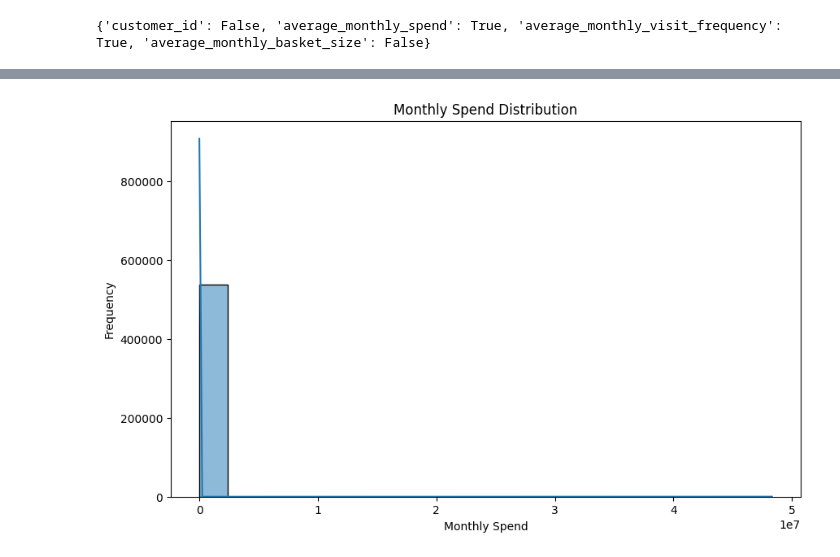
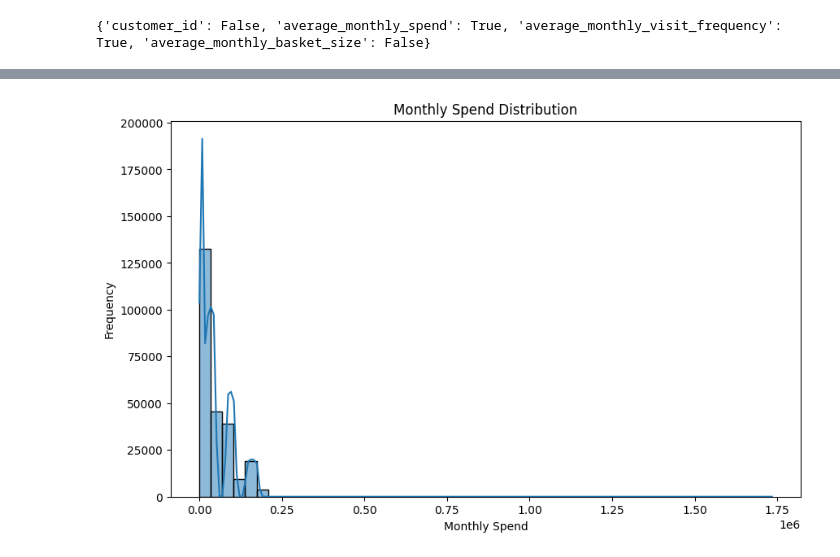
Before and after one commit to tharoosha/Datastrome_5.0, a Jupyter notebook: notebook_v1.ipynb, the cells around one changed output, grey strips where cells are left out. Cells and saved outputs as stored; diff of their text form; code cells hidden in the pictures.

```diff
--- a/notebook_v1.ipynb
+++ b/notebook_v1.ipynb
@@ -98,14 +173,2 @@ float    373583
 str      165364
 Name: count, dtype: int64
-# %%
-import pandas as pd
-
-# Assuming customer_data is already loaded
-# Convert 'average_monthly_visit_frequency' to numeric, coercing errors to NaN
-customer_data['average_monthly_visit_frequency'] = pd.to_numeric(customer_data['average_monthly_visit_frequency'], errors='coerce')
-
-# Drop rows with NaN values in 'average_monthly_visit_frequency'
-customer_data.dropna(subset=['average_monthly_visit_frequency'], inplace=True)
-
-# Now all entries in 'average_monthly_visit_frequency' should be numeric (floats)
-print(customer_data['average_monthly_visit_frequency'].dtype)
@@ -120,10 +174,0 @@ Name: count, dtype: int64
-# %%
-# Assuming customer_data is already loaded
-# Convert 'average_monthly_visit_frequency' to numeric, coercing errors to NaN
-customer_data['average_monthly_spend'] = pd.to_numeric(customer_data['average_monthly_spend'], errors='coerce')
-
-# Drop rows with NaN values in 'average_monthly_visit_frequency'
-customer_data.dropna(subset=['average_monthly_spend'], inplace=True)
-
-# Now all entries in 'average_monthly_visit_frequency' should be numeric (floats)
-print(customer_data['average_monthly_spend'].dtype)
@@ -131,0 +175,9 @@ float64
+# %%
+import pandas as pd
+
+# Assuming customer_data is already loaded
+# Create a mask where the type of the cell content is str
+mask = customer_data['average_monthly_visit_frequency'].apply(lambda x: isinstance(x, str))
+
+# Print the number of string entries found (for verification)
+print("Number of string entries in 'average_monthly_visit_frequency':", mask.sum())
@@ -131,0 +186,6 @@ float64
+# %%
+# Drop rows where 'average_monthly_visit_frequency' contains strings
+customer_data = customer_data[~mask]
+
+# Verify the remaining data types in the column
+print("Data types after cleanup:\n", customer_data['average_monthly_visit_frequency'].apply(type).value_counts())
@@ -163,13 +228,13 @@ import seaborn as sns
 # %%
     # Visualize distributions
 plt.figure(figsize=(10, 6))
-sns.histplot(customer_data['average_monthly_spend'], bins=20, kde=True)
+sns.histplot(customer_data['average_monthly_spend'], bins=50, kde=True)
 plt.title('Monthly Spend Distribution')
 plt.xlabel('Monthly Spend')
 plt.ylabel('Frequency')
 plt.show()
 # %% [output]
-[figure, old version]
+[figure, new version]
 # %%
 customer_data.head(5)
 # %% [output]
```
Also changed, not shown: parts of 18 cells of this notebook.
